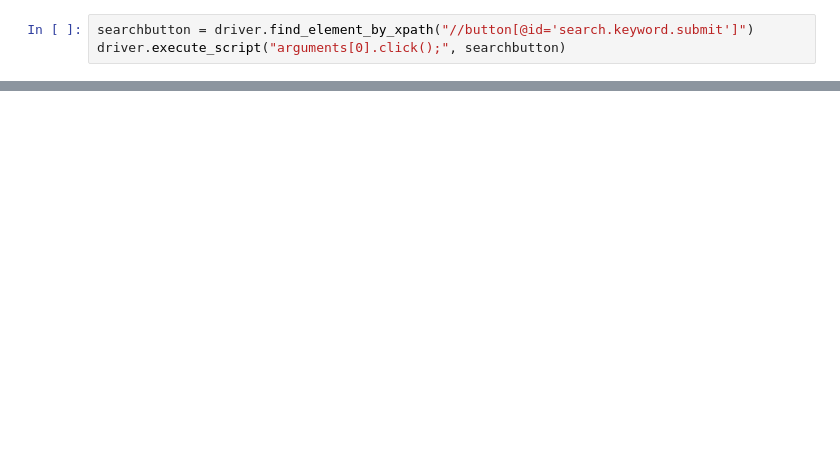
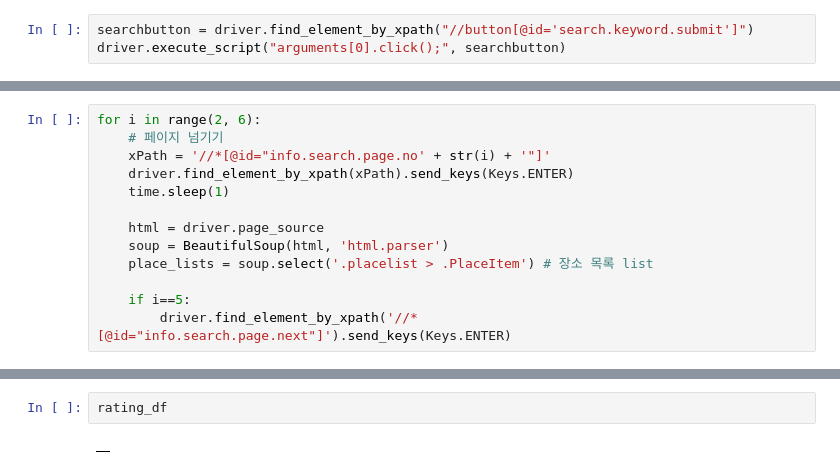
Before and after one commit to namhyemi/TIL, a Jupyter notebook: K-digit/Project2/practice.ipynb, the cells around one changed output, grey strips where cells are left out. Saved outputs shown, nothing was run; the diff lists cells and outputs as text; blank space fills up the shorter version.

```diff
--- a/K-digit/Project2/practice.ipynb
+++ b/K-digit/Project2/practice.ipynb
@@ -21,0 +50,13 @@ driver.execute_script("arguments[0].click();", searchbutton)
+# %%
+for i in range(2, 6):
+    # 페이지 넘기기
+    xPath = '//*[@id="info.search.page.no' + str(i) + '"]'
+    driver.find_element_by_xpath(xPath).send_keys(Keys.ENTER)
+    time.sleep(1)
+
+    html = driver.page_source
+    soup = BeautifulSoup(html, 'html.parser')
+    place_lists = soup.select('.placelist > .PlaceItem') # 장소 목록 list
+
+    if i==5:
+        driver.find_element_by_xpath('//*[@id="info.search.page.next"]').send_keys(Keys.ENTER)
@@ -154,0 +294,4 @@ driver.close()
+# %%
+rating_df
+# %% [output]
+|  |
```
Also changed, not shown: parts of 22 cells of this notebook, 8 other files.
